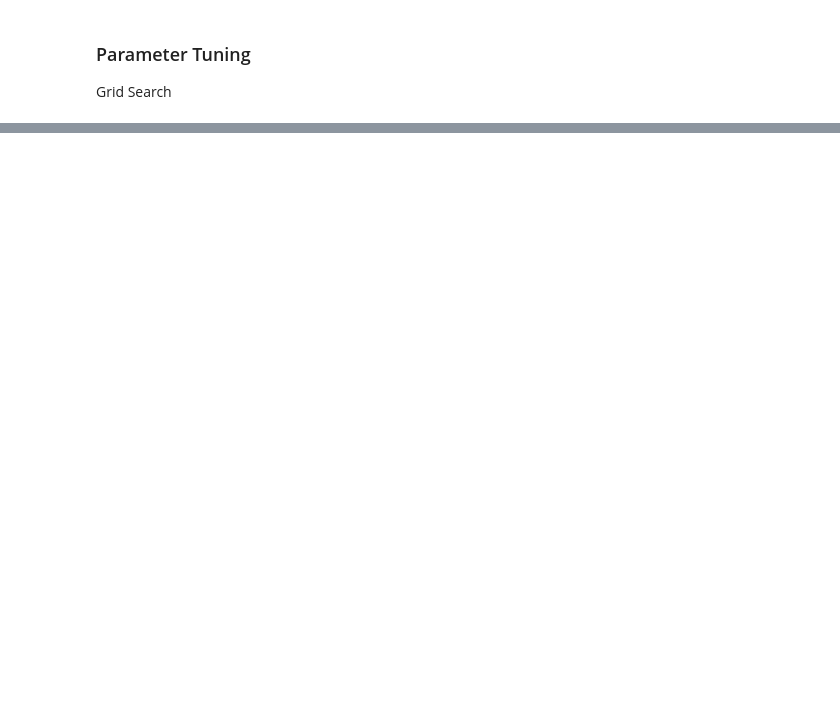
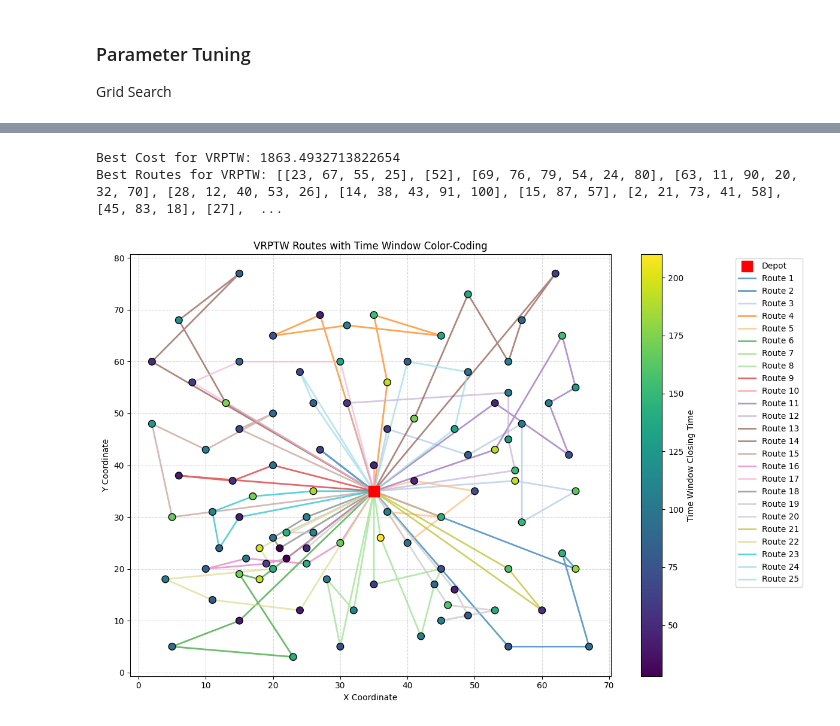
Before and after one commit to iM0ritz/Randomized-Optimization-Algorithms, a Jupyter notebook: Assignment3/ROA3.ipynb, the cells around one changed output, grey strips where cells are left out. Drawn from its saved outputs; the diff is of its cells as text; code cells hidden in the pictures; blank space fills up the shorter version.

```diff
--- a/Assignment3/ROA3.ipynb
+++ b/Assignment3/ROA3.ipynb
@@ -609,0 +631,20 @@ Best Cost Found: 536.21
+# %%
+# parsing the input file
+def parse_input_file_vrptw(file_path):
+    with open(file_path, 'r') as file:
+        lines = file.readlines()
+        vehicle_parts = lines[0].strip().split()
+        vehicle_number = int(vehicle_parts[0])
+        vehicle_capacity = float(vehicle_parts[1])
+        depot = tuple(map(float, lines[1].strip().split()))
+        customers = []
+        for line in lines[2:]:
+            parts = line.strip().split()
+            x = float(parts[0])
+            y = float(parts[1])
+            demand = float(parts[2])
+            start_time = float(parts[3])
+            end_time = float(parts[4])
+            service_time = float(parts[5])
+            customers.append((x, y, demand, start_time, end_time, service_time))
+    return vehicle_number, vehicle_capacity, depot, customers
@@ -609,0 +1007,10 @@ Best Cost Found: 536.21
+# %%
+solver_vrptw = GRASP_VRPTW(vehicle_number, vehicle_capacity, depot, customers)
+best_routes_vrptw, best_cost_vrptw = solver_vrptw.solve(iterations=100, alpha=0.3)
+print(f"Best Cost for VRPTW: {best_cost_vrptw}")
+print(f"Best Routes for VRPTW: {best_routes_vrptw}")
+plot_vrptw_routes(depot, customers, best_routes_vrptw)
+# %% [output]
+Best Cost for VRPTW: 1863.4932713822654
+Best Routes for VRPTW: [[23, 67, 55, 25], [52], [69, 76, 79, 54, 24, 80], [63, 11, 90, 20, 32, 70], [28, 12, 40, 53, 26], [14, 38, 43, 91, 100], [15, 87, 57], [2, 21, 73, 41, 58], [45, 83, 18], [27],  ...
+[figure, added]
```
Also changed, not shown: parts of 28 cells of this notebook.
